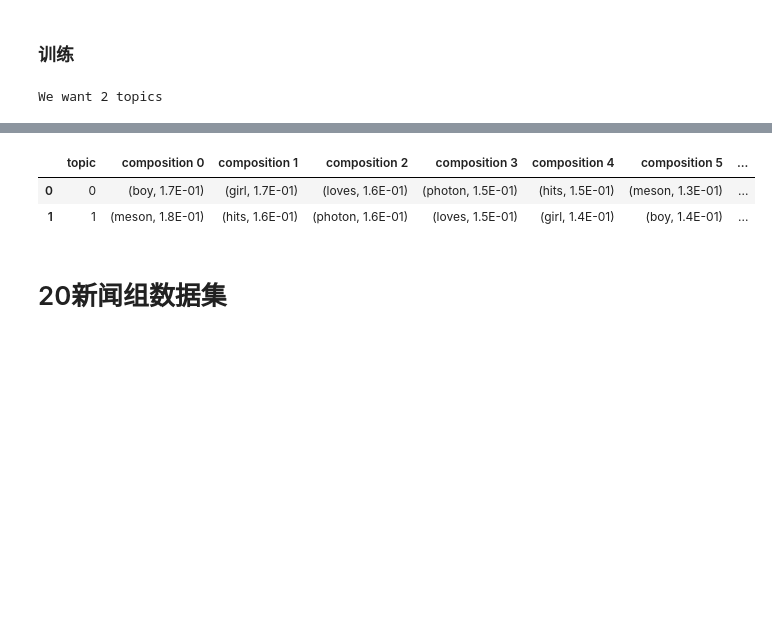
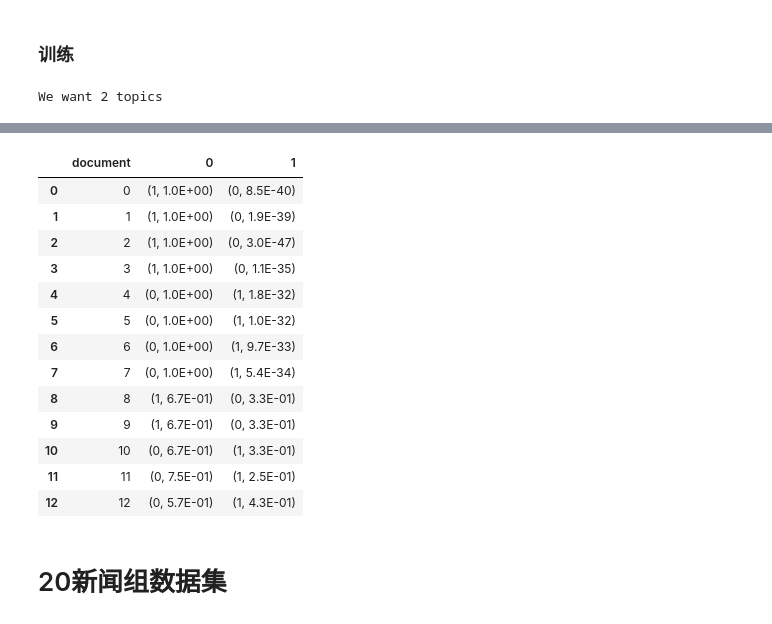
Before and after one commit to lhprojects/blog, a Jupyter notebook: JupyterNotebooks/LSA.ipynb, the cells around one changed output, grey strips where cells are left out. Saved outputs shown, nothing was run; the diff lists cells and outputs as text; code cells hidden in the pictures; blank space fills up the shorter version.

```diff
--- a/JupyterNotebooks/LSA.ipynb
+++ b/JupyterNotebooks/LSA.ipynb
@@ -972,6 +954,7 @@ print("We want %d topics"%ntopics)
 lda=LDA()
 lda.set_documents(documents)
 lda.topic_decompose(ntopics = ntopics, alpha = 1, beta = 1)
-lda.print_mat()
+display(lsa.get_topic_compositions())
+display(lsa.get_doc_compositions())
 # %% [output]
 We want 2 topics
@@ -992,6 +964,17 @@ We want 2 topics
-|  | topic | composition 0 | composition 1 | composition 2 | composition 3 | composition 4 | composition 5 | ... |
-| 0 | 0 | (boy, 1.7E-01) | (girl, 1.7E-01) | (loves, 1.6E-01) | (photon, 1.5E-01) | (hits, 1.5E-01) | (meson, 1.3E-01) | ... |
-| 1 | 1 | (meson, 1.8E-01) | (hits, 1.6E-01) | (photon, 1.6E-01) | (loves, 1.5E-01) | (girl, 1.4E-01) | (boy, 1.4E-01) | ... |
+|  | document | 0 | 1 |
+| 0 | 0 | (1, 1.0E+00) | (0, 8.5E-40) |
+| 1 | 1 | (1, 1.0E+00) | (0, 1.9E-39) |
+| 2 | 2 | (1, 1.0E+00) | (0, 3.0E-47) |
+| 3 | 3 | (1, 1.0E+00) | (0, 1.1E-35) |
+| 4 | 4 | (0, 1.0E+00) | (1, 1.8E-32) |
+| 5 | 5 | (0, 1.0E+00) | (1, 1.0E-32) |
+| 6 | 6 | (0, 1.0E+00) | (1, 9.7E-33) |
+| 7 | 7 | (0, 1.0E+00) | (1, 5.4E-34) |
+| 8 | 8 | (1, 6.7E-01) | (0, 3.3E-01) |
+| 9 | 9 | (1, 6.7E-01) | (0, 3.3E-01) |
+| 10 | 10 | (0, 6.7E-01) | (1, 3.3E-01) |
+| 11 | 11 | (0, 7.5E-01) | (1, 2.5E-01) |
+| 12 | 12 | (0, 5.7E-01) | (1, 4.3E-01) |
 # %% [markdown]
 # 20新闻组数据集
 # %% [markdown]
```
Also changed, not shown: parts of 25 cells of this notebook.
